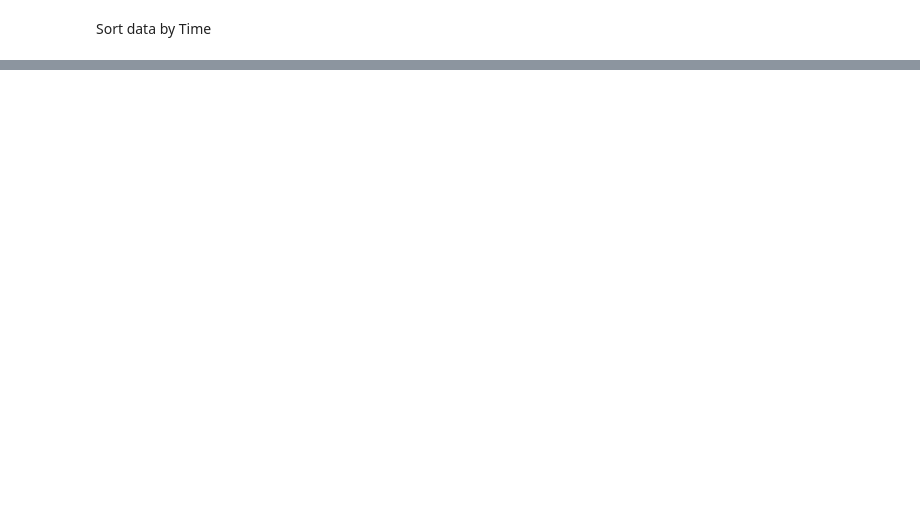
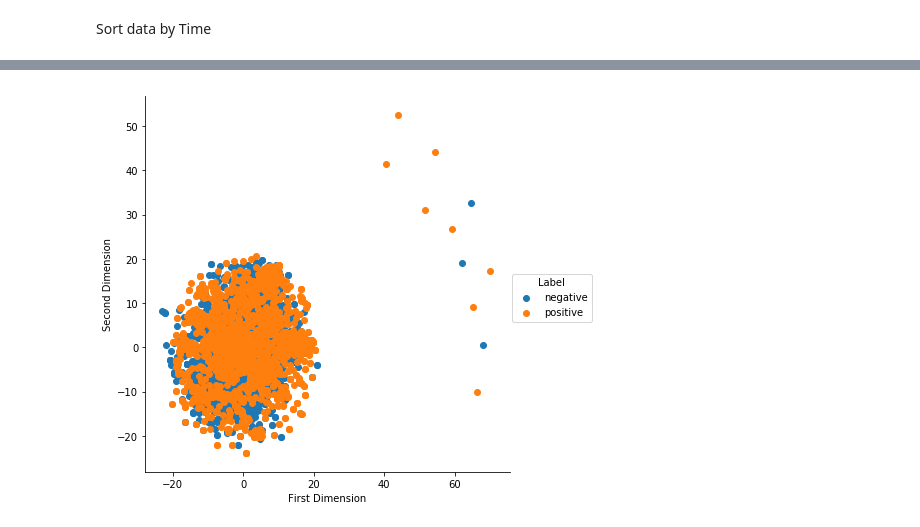
Before and after one commit to tanmay-kulkarni/dimensionality_reduction, a Jupyter notebook: t-SNE on Amazon reviews.ipynb, the cells around one changed output, grey strips where cells are left out. Cells and saved outputs as stored; diff of their text form; code cells hidden in the pictures; blank space fills up the shorter version.

```diff
--- a/t-SNE on Amazon reviews.ipynb
+++ b/t-SNE on Amazon reviews.ipynb
@@ -165,0 +292,3 @@ df
+# %%
+count_vec = CountVectorizer()
+final_counts = count_vec.fit_transform(df_np['cleaned_text'].values)
@@ -165,0 +303,2 @@ df
+# %%
+review_vector_3k = final_counts.toarray()
@@ -165,0 +309,6 @@ df
+# %%
+from sklearn.manifold import TSNE
+
+tsne = TSNE(n_components=2, random_state=33)
+
+review_vector_3k_tsne = tsne.fit_transform(review_vector_3k)
@@ -165,0 +336,3 @@ df
+# %%
+bow_tsne_3k_array = np.vstack((review_vector_3k_tsne.T, df_np['Score'])).T
+df_bow_tsne_3k = pd.DataFrame(bow_tsne_3k_array, columns=['First Dimension', 'Second Dimension', 'Label'])
@@ -165,0 +348,5 @@ df
+# %%
+sbn.FacetGrid(df_bow_tsne_3k, hue="Label", size=6).map(plt.scatter, 'First Dimension', 'Second Dimension').add_legend()
+plt.show()
+# %% [output]
+[figure, added]
```
Also changed, not shown: parts of 36 cells of this notebook.
